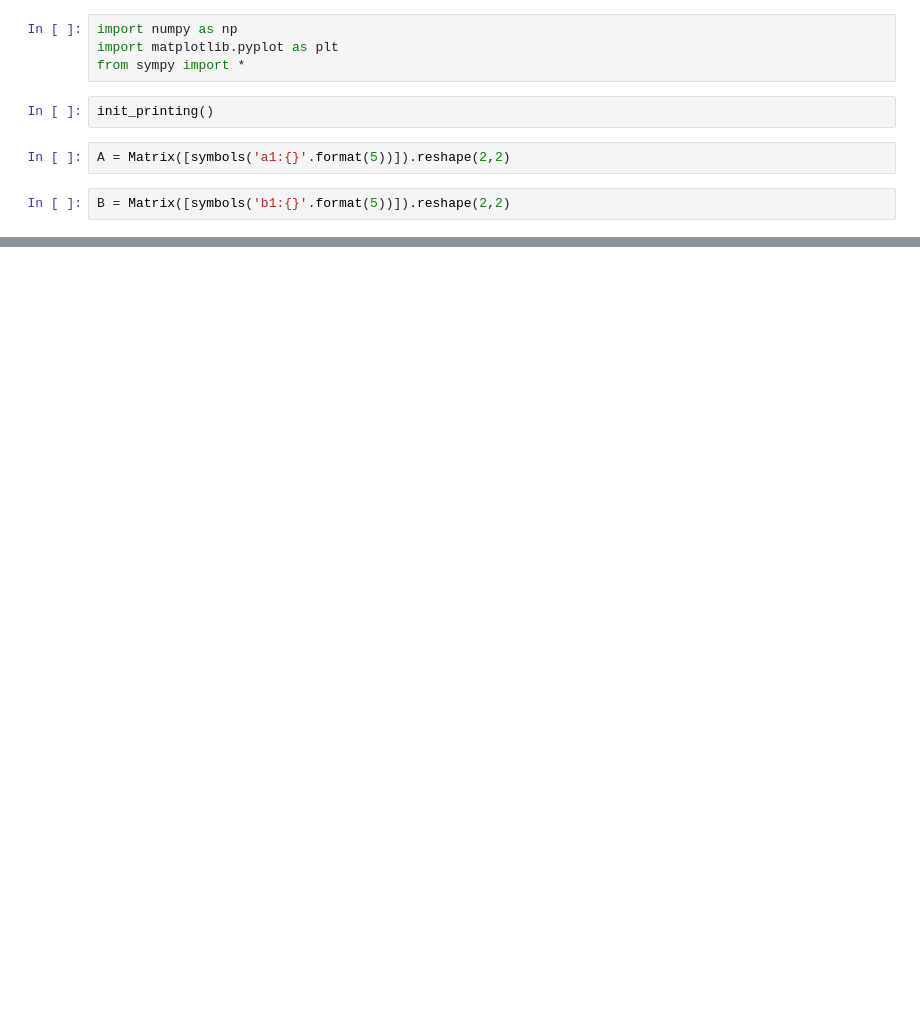
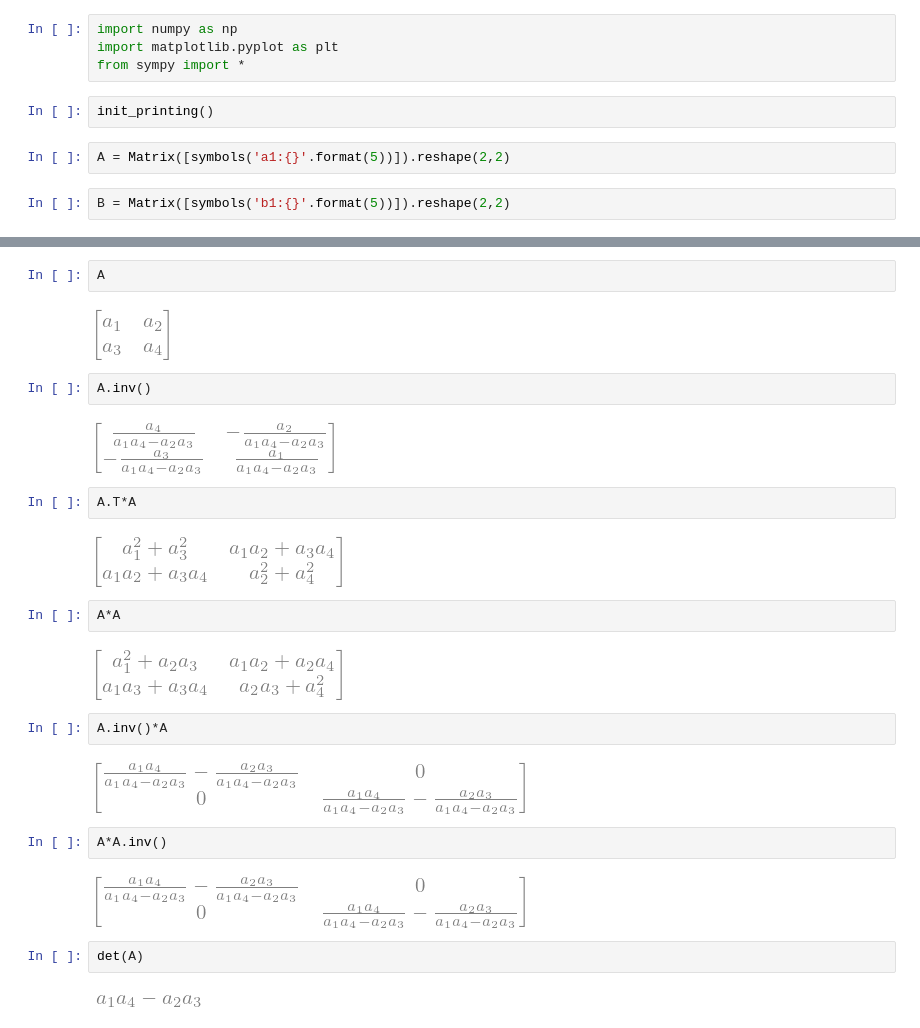
Before and after one commit to subthalamic/subthalamic, a Jupyter notebook: theory/regression/mattrix-multiplication.ipynb, the cells around one changed output, grey strips where cells are left out. Drawn from its saved outputs; the diff is of its cells as text; blank space fills up the shorter version.

```diff
--- a/theory/regression/mattrix-multiplication.ipynb
+++ b/theory/regression/mattrix-multiplication.ipynb
@@ -30,0 +31,28 @@ $\displaystyle \left[\begin{matrix}b_{1} & b_{3}\\b_{2} & b_{4}\end{matrix}\righ
+# %%
+A
+# %% [output]
+[figure, added]
+# %%
+A.inv()
+# %% [output]
+[figure, added]
+# %%
+A.T*A
+# %% [output]
+[figure, added]
+# %%
+A*A
+# %% [output]
+[figure, added]
+# %%
+A.inv()*A
+# %% [output]
+[figure, added]
+# %%
+A*A.inv()
+# %% [output]
+[figure, added]
+# %%
+det(A)
+# %% [output]
+[figure, added]
```
Also changed, not shown: parts of 7 cells of this notebook, 5 other files.
